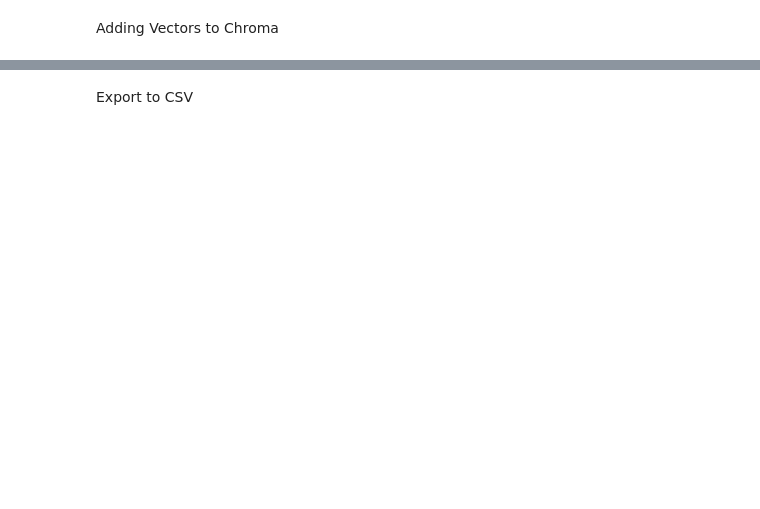
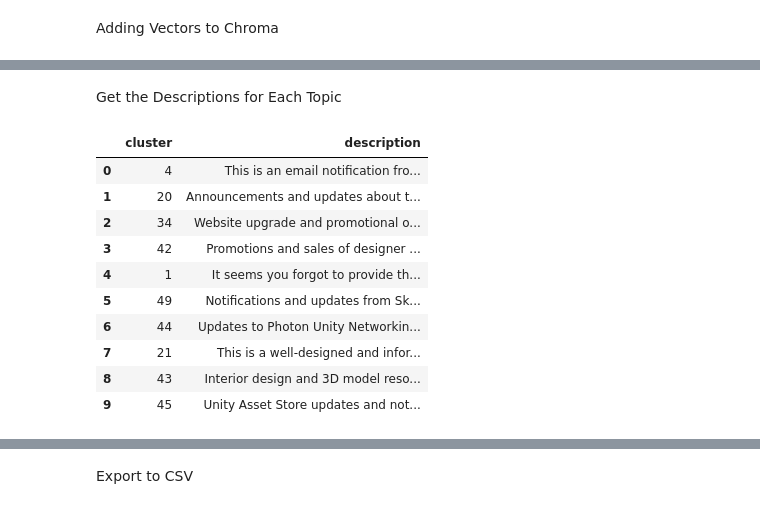
Before and after one commit to belalmn/qib_email_analysis, a Jupyter notebook: ETL.ipynb, the cells around one changed output, grey strips where cells are left out. Drawn from its saved outputs; the diff is of its cells as text; code cells hidden in the pictures; blank space fills up the shorter version.

```diff
--- a/ETL.ipynb
+++ b/ETL.ipynb
@@ -141,0 +166,17 @@ top_keywords_for_each_cluster = intent_analyzer.get_top_keywords_for_each_cluste
+# %% [markdown]
+Get the Descriptions for Each Topic
+# %%
+cluster_descriptions = intent_analyzer.get_cluster_descriptions()
+cluster_descriptions.head(10)
+# %% [output]
+|  | cluster | description |
+| 0 | 4 | This is an email notification fro... |
+| 1 | 20 | Announcements and updates about t... |
+| 2 | 34 | Website upgrade and promotional o... |
+| 3 | 42 | Promotions and sales of designer ... |
+| 4 | 1 | It seems you forgot to provide th... |
+| 5 | 49 | Notifications and updates from Sk... |
+| 6 | 44 | Updates to Photon Unity Networkin... |
+| 7 | 21 | This is a well-designed and infor... |
+| 8 | 43 | Interior design and 3D model reso... |
+| 9 | 45 | Unity Asset Store updates and not... |
```
Also changed, not shown: parts of 23 cells of this notebook, 5 other files.
